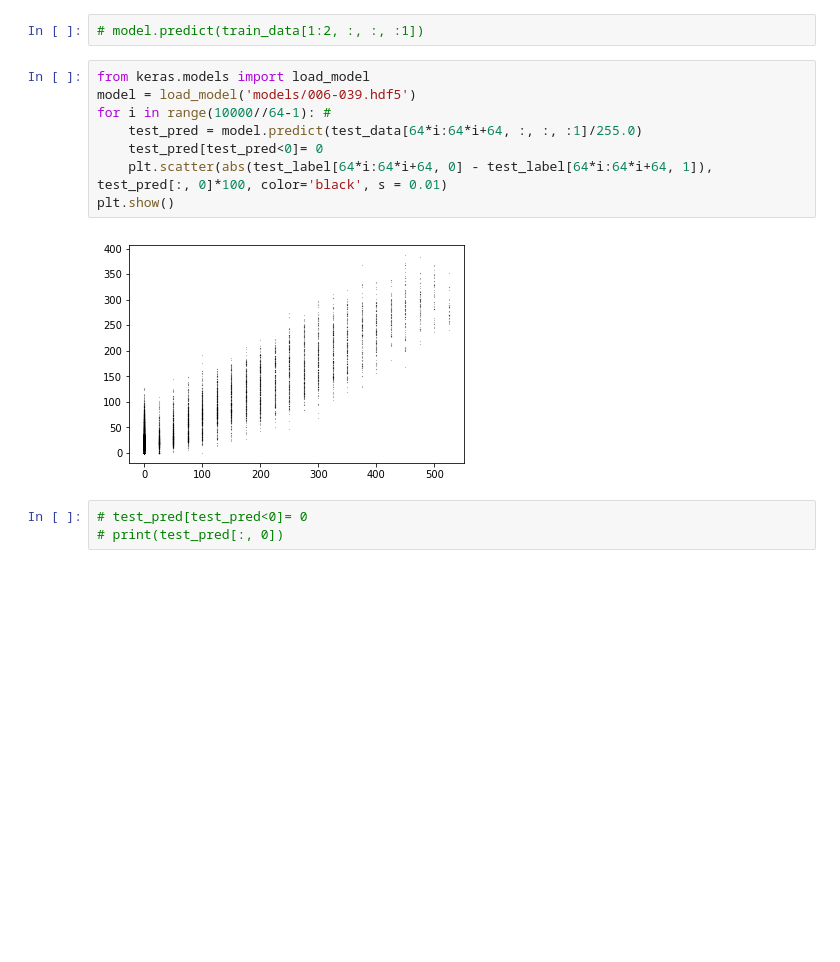
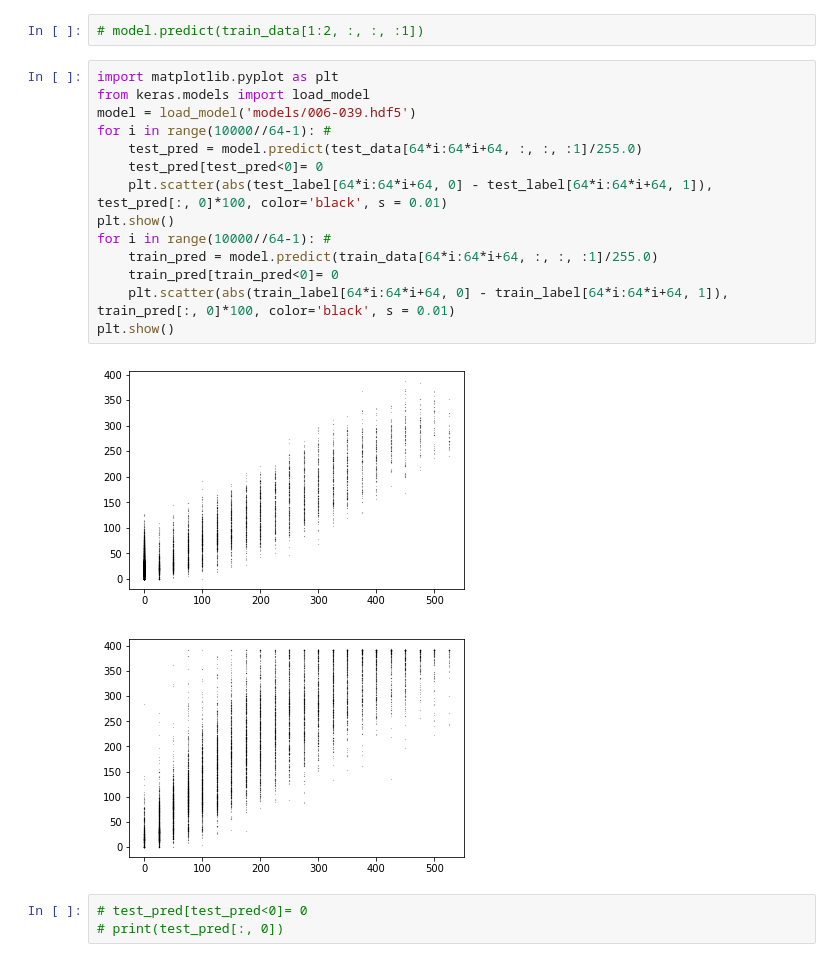
Before and after one commit to cianhwang/autofocusVCM, a Jupyter notebook: autofocusnet.ipynb, the cells around one changed output. Saved outputs shown, nothing was run; the diff lists cells and outputs as text; blank space fills up the shorter version.

```diff
--- a/autofocusnet.ipynb
+++ b/autofocusnet.ipynb
@@ -183,15 +185,22 @@ KeyboardInterrupt:
 # %%
 # model.predict(train_data[1:2, :, :, :1])
 # %%
+import matplotlib.pyplot as plt
 from keras.models import load_model
 model = load_model('models/006-039.hdf5')
 for i in range(10000//64-1): #
     test_pred = model.predict(test_data[64*i:64*i+64, :, :, :1]/255.0)
     test_pred[test_pred<0]= 0
     plt.scatter(abs(test_label[64*i:64*i+64, 0] - test_label[64*i:64*i+64, 1]), test_pred[:, 0]*100, color='black', s = 0.01)
 plt.show()
+for i in range(10000//64-1): #
+    train_pred = model.predict(train_data[64*i:64*i+64, :, :, :1]/255.0)
+    train_pred[train_pred<0]= 0
+    plt.scatter(abs(train_label[64*i:64*i+64, 0] - train_label[64*i:64*i+64, 1]), train_pred[:, 0]*100, color='black', s = 0.01)
+plt.show()
 # %% [output]
 [figure]
+[figure, added]
 # %%
 # test_pred[test_pred<0]= 0
 # print(test_pred[:, 0])
```
Also changed, not shown: parts of 1 cell of this notebook, 23 other files.
